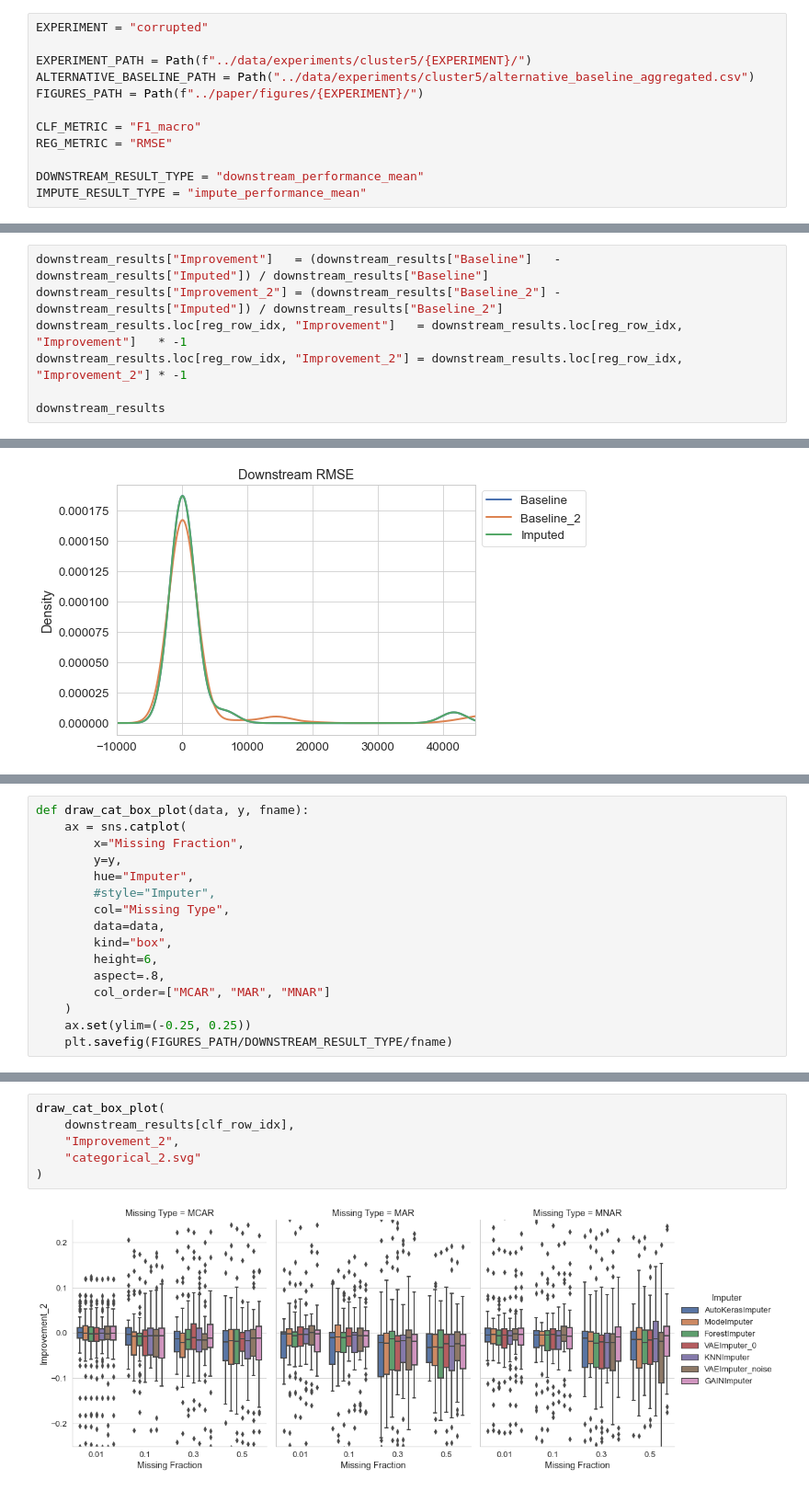
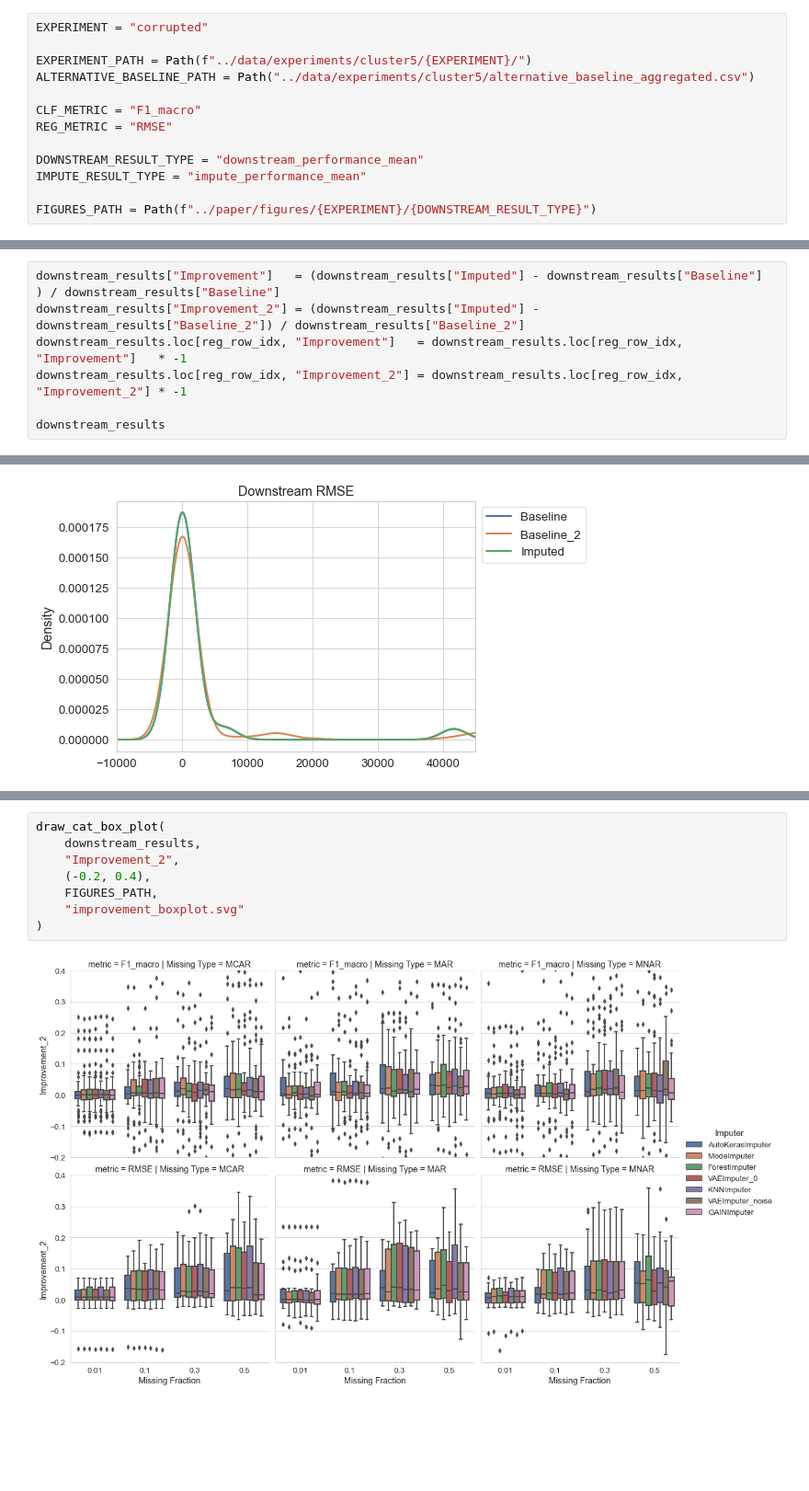
Before and after one commit to se-jaeger/data-imputation-paper, a Jupyter notebook: notebooks/results_downstream_corrupted.ipynb, the cells around one changed output, grey strips where cells are left out. Shown at 92% size. Drawn from its saved outputs; the diff is of its cells as text; blank space fills up the shorter version.

Commit message:
boxplots for imputation results

```diff
--- a/notebooks/results_downstream_corrupted.ipynb
+++ b/notebooks/results_downstream_corrupted.ipynb
@@ -36,10 +40,11 @@ EXPERIMENT = "corrupted"
 
 EXPERIMENT_PATH = Path(f"../data/experiments/cluster5/{EXPERIMENT}/")
 ALTERNATIVE_BASELINE_PATH = Path("../data/experiments/cluster5/alternative_baseline_aggregated.csv")
-FIGURES_PATH = Path(f"../paper/figures/{EXPERIMENT}/")
 
 CLF_METRIC = "F1_macro"
 REG_METRIC = "RMSE"
 
 DOWNSTREAM_RESULT_TYPE = "downstream_performance_mean"
 IMPUTE_RESULT_TYPE = "impute_performance_mean"
+
+FIGURES_PATH = Path(f"../paper/figures/{EXPERIMENT}/{DOWNSTREAM_RESULT_TYPE}")
@@ -193,8 +196,8 @@ for col in downstream_results.columns:
 clf_row_idx = downstream_results["metric"] == CLF_METRIC
 reg_row_idx = downstream_results["metric"] == REG_METRIC
 # %%
-downstream_results["Improvement"]   = (downstream_results["Baseline"]   - downstream_results["Imputed"]) / downstream_results["Baseline"]
-downstream_results["Improvement_2"] = (downstream_results["Baseline_2"] - downstream_results["Imputed"]) / downstream_results["Baseline_2"]
+downstream_results["Improvement"]   = (downstream_results["Imputed"] - downstream_results["Baseline"]  ) / downstream_results["Baseline"]
+downstream_results["Improvement_2"] = (downstream_results["Imputed"] - downstream_results["Baseline_2"]) / downstream_results["Baseline_2"]
 downstream_results.loc[reg_row_idx, "Improvement"]   = downstream_results.loc[reg_row_idx, "Improvement"]   * -1
 downstream_results.loc[reg_row_idx, "Improvement_2"] = downstream_results.loc[reg_row_idx, "Improvement_2"] * -1
 
@@ -266,16 +266,0 @@ plt.legend(bbox_to_anchor=(1,1), loc="upper left") #place legend in top right co
-# %%
-def draw_cat_box_plot(data, y, fname):
-    ax = sns.catplot(
-        x="Missing Fraction",
-        y=y,
-        hue="Imputer",
-        #style="Imputer",
-        col="Missing Type",
-        data=data,
-        kind="box",
-        height=6,
-        aspect=.8,
-        col_order=["MCAR", "MAR", "MNAR"]
-    )
-    ax.set(ylim=(-0.25, 0.25))
-    plt.savefig(FIGURES_PATH/DOWNSTREAM_RESULT_TYPE/fname)
@@ -290,8 +267,10 @@ draw_cat_box_plot(
 # %%
 draw_cat_box_plot(
-    downstream_results[clf_row_idx],
+    downstream_results,
     "Improvement_2",
-    "categorical_2.svg"
+    (-0.2, 0.4),
+    FIGURES_PATH,
+    "improvement_boxplot.svg"
 )
 # %% [output]
-[figure, old version]
+[figure, new version]
```
Also changed, not shown: parts of 15 cells of this notebook, 34 other files.
